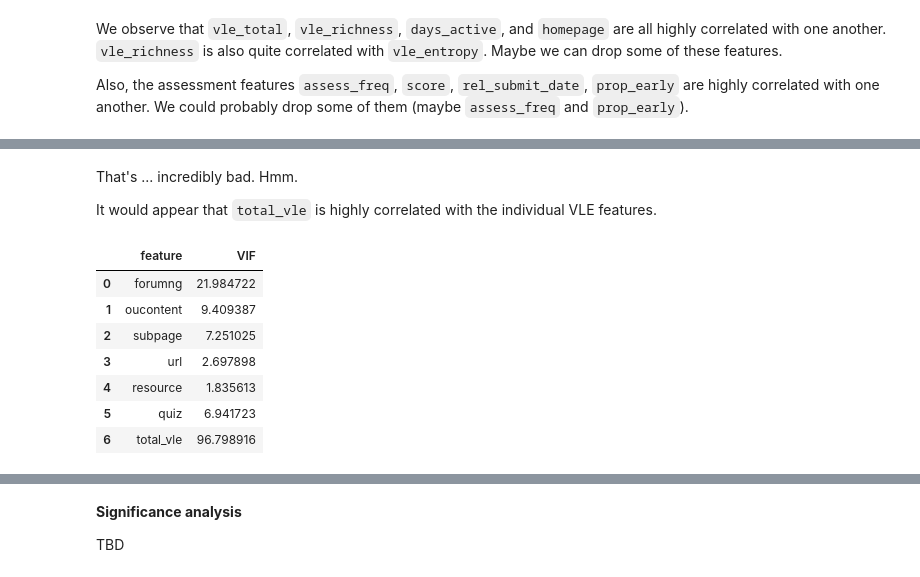
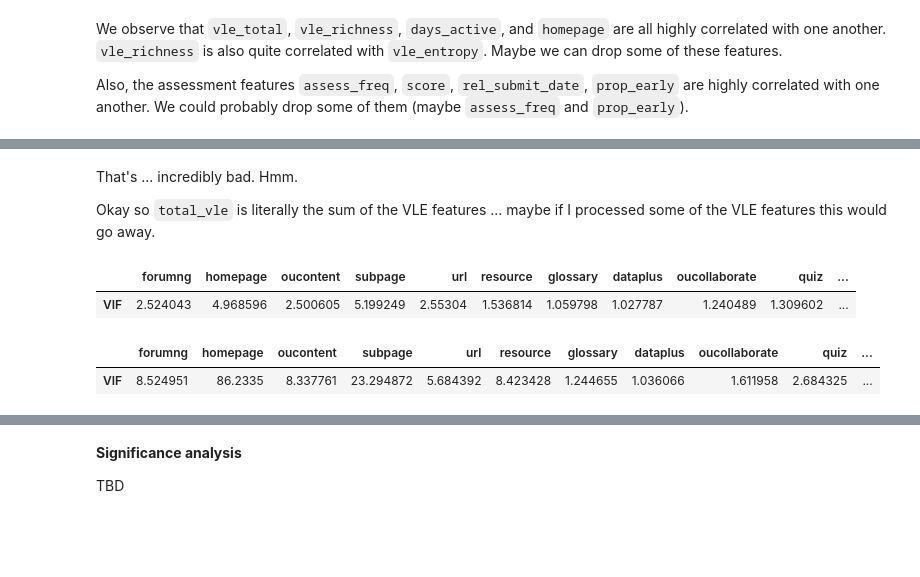
Before and after one commit to Erdos-Projects/fall-2025-risk-factors-in-online-courses, a Jupyter notebook: MOULAD EDA.ipynb, the cells around one changed output, grey strips where cells are left out. Saved outputs shown, nothing was run; the diff lists cells and outputs as text; code cells hidden in the pictures; blank space fills up the shorter version.

```diff
--- a/MOULAD EDA.ipynb
+++ b/MOULAD EDA.ipynb
@@ -163,3 +219,11 @@ for (j,i), label in np.ndenumerate(corrs):
     plt.text(i,j, f"{label:.2f}", ha='center', va='center', color='black')
 # %% [output]
 [figure]
+# %%
+corrs = df3w_vle[vle_feats].corr(method='pearson')
+
+plt.figure(figsize=(9,9))
+plt.imshow(corrs, cmap='viridis')
+
+for (j,i), label in np.ndenumerate(corrs):
+    plt.text(i,j, f"{label:.2f}", ha='center', va='center', color='black')
@@ -326,9 +397,9 @@ We observe that `vle_total`, `vle_richness`, `days_active`, and `homepage` are a
 
 Also, the assessment features `assess_freq`, `score`, `rel_submit_date`, `prop_early` are highly correlated with one another. We could probably drop some of them (maybe `assess_freq` and `prop_early`).
 # %%
-corrs = df3w[list(engineered_feats)+['homepage']].corr(method='pearson')
+corrs = df3w[list(engineered_feats)+list(vle_feats_n)].corr(method='spearman')
 
-plt.figure(figsize=(9,9))
+plt.figure(figsize=(12,12))
 plt.imshow(corrs, cmap='viridis')
 
 for (j,i), label in np.ndenumerate(corrs):
@@ -433,21 +446,24 @@ vif_df3w
 # %% [markdown]
 That's ... incredibly bad. Hmm.
 
-It would appear that `total_vle` is highly correlated with the individual VLE features.
+Okay so `total_vle` is literally the sum of the VLE features ... maybe if I processed some of the VLE features this would go away.
 # %%
 def restricted_vif(restrict_feats, df=df3w):
     vif_df3wr = pd.DataFrame()
-    vif_df3wr["feature"] = restrict_feats
+    vif_df3wr.index = restrict_feats
     vif_df3wr["VIF"] = [vif(df[restrict_feats].values,i) for i in range(len(restrict_feats))]
-    return vif_df3wr
+    return vif_df3wr.transpose()
+# %%
+restricted_vif(vle_feats_n,df3w)
+# %% [output]
+|  | forumng | homepage | oucontent | subpage | url | resource | glossary | dataplus | oucollaborate | quiz | ... |
+| VIF | 2.524043 | 4.968596 | 2.500605 | 5.199249 | 2.55304 | 1.536814 | 1.059798 | 1.027787 | 1.240489 | 1.309602 | ... |
+# %%
+df3wl = df3w.copy()
+for feat in vle_feats_n + ['total_vle']:
+    df3wl[feat] = df3w[feat].apply(lambda x:np.log(x+1))
 # %%
-restricted_vif(['forumng', 'oucontent','subpage','url','resource','quiz','total_vle'])
+restricted_vif(vle_feats_n+['total_vle'],df3wl)
 # %% [output]
-|  | feature | VIF |
-| 0 | forumng | 21.984722 |
-| 1 | oucontent | 9.409387 |
-| 2 | subpage | 7.251025 |
-| 3 | url | 2.697898 |
-| 4 | resource | 1.835613 |
-| 5 | quiz | 6.941723 |
-| 6 | total_vle | 96.798916 |
+|  | forumng | homepage | oucontent | subpage | url | resource | glossary | dataplus | oucollaborate | quiz | ... |
+| VIF | 8.524951 | 86.2335 | 8.337761 | 23.294872 | 5.684392 | 8.423428 | 1.244655 | 1.036066 | 1.611958 | 2.684325 | ... |
```
Also changed, not shown: parts of 69 cells of this notebook.
